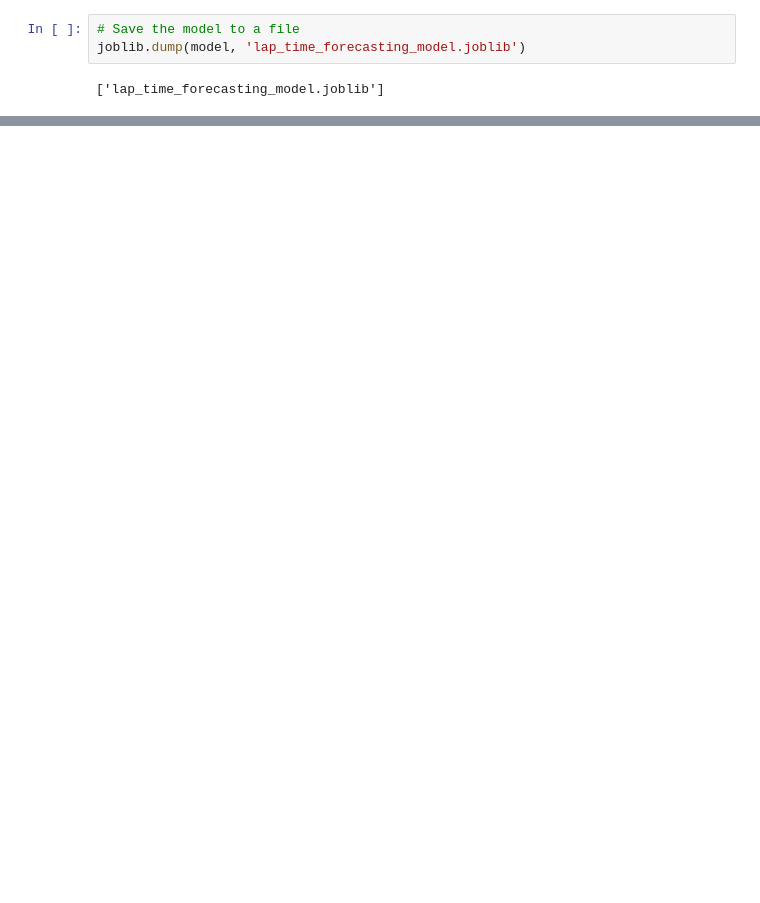
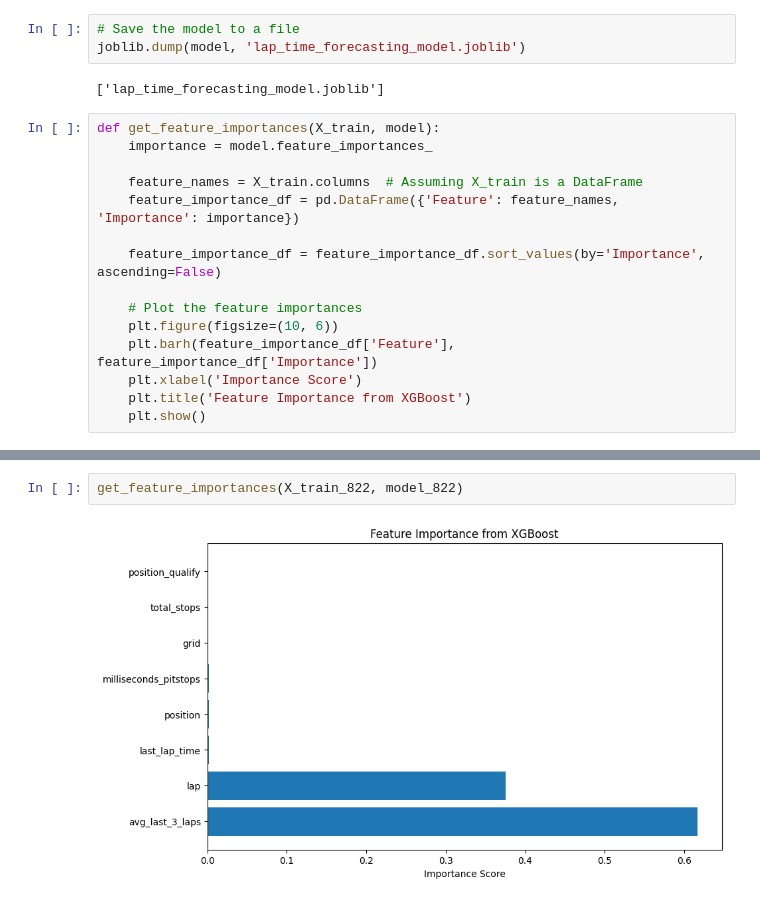
Before and after one commit to sharvaridesh/f1_laptimes_forecasting, a Jupyter notebook: zapata.ipynb, the cells around one changed output, grey strips where cells are left out. Cells and saved outputs as stored; diff of their text form; blank space fills up the shorter version.

```diff
--- a/zapata.ipynb
+++ b/zapata.ipynb
@@ -887,3 +867,18 @@ plt.show()
 joblib.dump(model, 'lap_time_forecasting_model.joblib')
 # %% [output]
 ['lap_time_forecasting_model.joblib']
+# %%
+def get_feature_importances(X_train, model):
+    importance = model.feature_importances_
+
+    feature_names = X_train.columns  # Assuming X_train is a DataFrame
+    feature_importance_df = pd.DataFrame({'Feature': feature_names, 'Importance': importance})
+
+    feature_importance_df = feature_importance_df.sort_values(by='Importance', ascending=False)
+
+    # Plot the feature importances
+    plt.figure(figsize=(10, 6))
+    plt.barh(feature_importance_df['Feature'], feature_importance_df['Importance'])
+    plt.xlabel('Importance Score')
+    plt.title('Feature Importance from XGBoost')
+    plt.show()
@@ -889,0 +900,4 @@ joblib.dump(model, 'lap_time_forecasting_model.joblib')
+# %%
+get_feature_importances(X_train_822, model_822)
+# %% [output]
+[figure, added]
```
Also changed, not shown: parts of 19 cells of this notebook.
